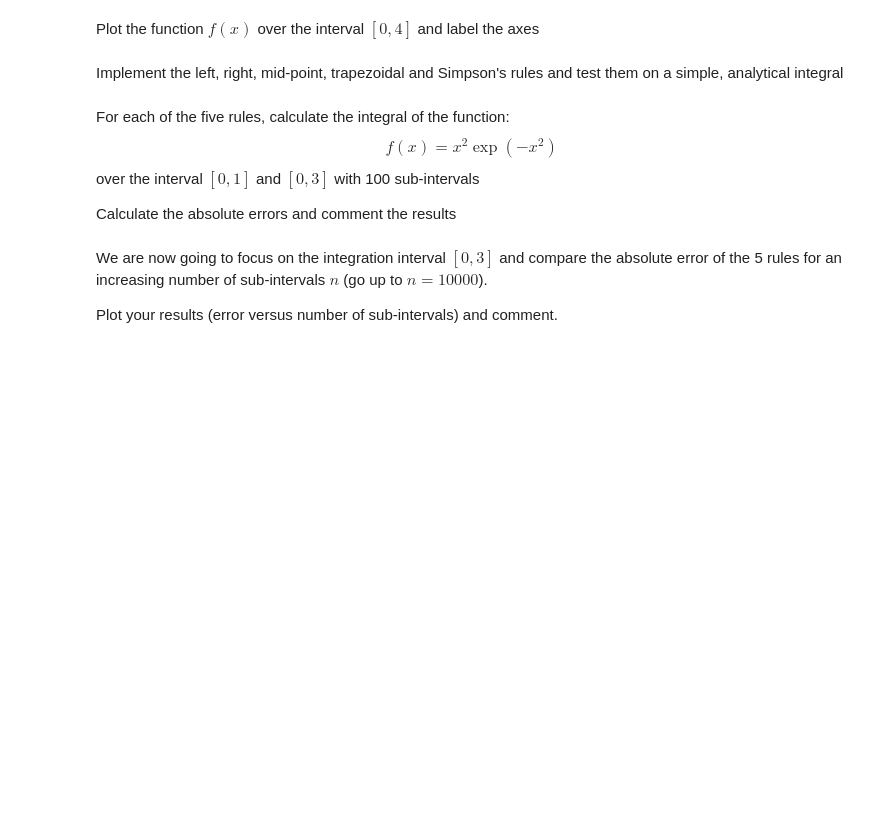
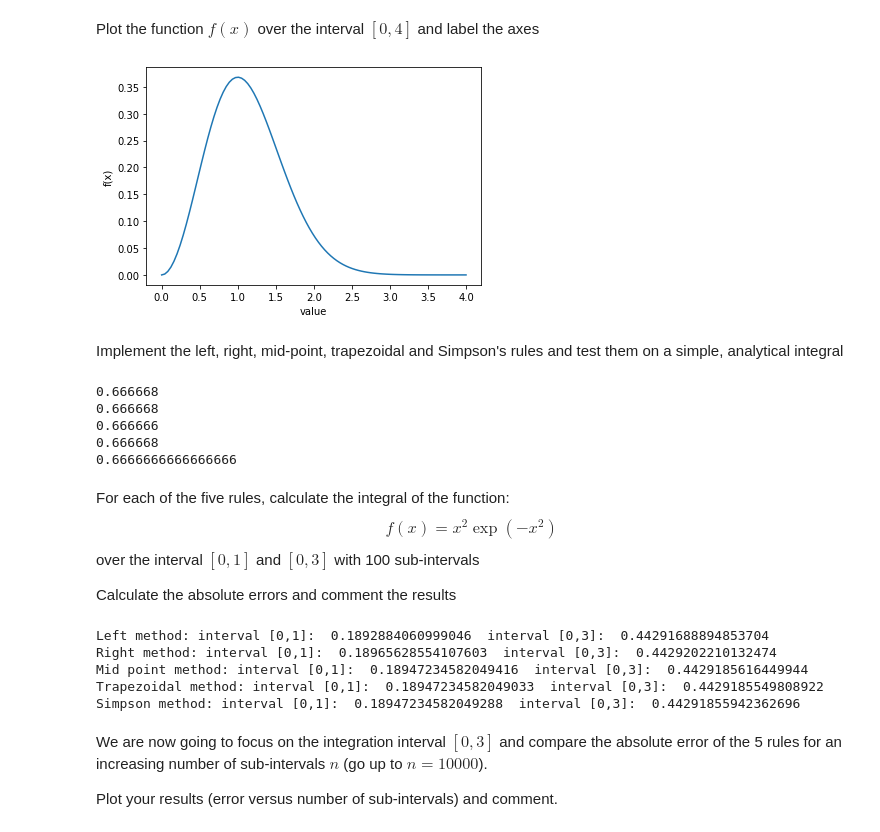
Before and after one commit to fhernandez93/PPM_Integration_Methods, a Jupyter notebook: lecture-4_exercises.ipynb, the cells around one changed output. Drawn from its saved outputs; the diff is of its cells as text; code cells hidden in the pictures; blank space fills up the shorter version.

````diff
--- a/lecture-4_exercises.ipynb
+++ b/lecture-4_exercises.ipynb
@@ -30,16 +35,86 @@ def abs_error(numerical_value, actual_value):
     ...
     return ...
 ```
+# %%
+def f(x):
+    return (x**2 * np.exp(-x**2))
+
+def abs_error(numerical_value, actual_value):
+    return np.abs(actual_value - numerical_value)
 # %% [markdown]
 Plot the function $f(x)$ over the interval $[0,4]$ and label the axes
+# %%
+plt.plot(np.linspace(0,4, 100),np.array([f(n) for n in np.linspace(0,4, 100)]))
+plt.xlabel("value")
+plt.ylabel("f(x)")
+plt.show()
+# %% [output]
+[figure, added]
 # %% [markdown]
 Implement the left, right, mid-point, trapezoidal and Simpson's rules and test them on a simple, analytical integral
+# %%
+def parabole(x):
+    return x**2
+
+
+def left_method(interval, function,n):
+    h = (interval[1]- interval[0])/n
+    return h*(np.sum(np.array([function(interval[0] + i * h) for i in range(n)])))
+
+
+def right_method(interval, function,n):
+    h = (interval[1]- interval[0])/n
+    return h*(np.sum(np.array([function(interval[0] + i * h) for i in range(1,n+1)])))
+
+def mid_point(interval, function,n):
+    h = (interval[1]- interval[0])/n
+    return h*(np.sum(np.array([function((interval[0] + (i-1) * h + interval[0] + i * h)/2) for i in range(1,n+1)])))
+
+def trapezoidal_method(interval, function,n):
+    a = interval[0]
+    b = interval[1]
+    h = (b-a)/n
+    return h*((function(a) + function(b))/2 + np.sum(np.array([function((a + i * h)) for i in range(1,n)])))
+
+def simpson_method(interval, function,n):
+
+    a = interval[0]
+    b = interval[1]
+    h = (b-a)/n
+    return 2*h/3 * np.sum([function((a + (i-1) * h + a + i * h)/2) for i in range(1,n+1)]) + h/3 * np.sum([(function(a + (i-1)* h) + function(a + i * h))/2 for i in range(1,n+1)])
+
+
+
+
+print(left_method([-1,1], parabole, 1000))
+print(right_method([-1,1], parabole, 1000))
+print(mid_point([-1,1], parabole, 1000))
+print(trapezoidal_method([-1,1], parabole, 1000))
+print(simpson_method([-1,1], parabole, 1000))
+# %% [output]
+0.666668
+0.666668
+0.666666
+0.666668
+0.6666666666666666
 # %% [markdown]
 For each of the five rules, calculate the integral of the function:
     $$ f(x) = x^2 \exp{(-x^2)}   $$
 over the interval $[0,1]$ and $[0,3]$ with 100 sub-intervals
 
 Calculate the absolute errors and comment the results
+# %%
+print("Left method: interval [0,1]: ",left_method([0,1], f, 1000)," interval [0,3]: ",left_method([0,3], f, 1000))
+print("Right method: interval [0,1]: ",right_method([0,1], f, 1000)," interval [0,3]: ",right_method([0,3], f, 1000))
+print("Mid point method: interval [0,1]: ",mid_point([0,1], f, 1000)," interval [0,3]: ",mid_point([0,3], f, 1000))
+print("Trapezoidal method: interval [0,1]: ",trapezoidal_method([0,1], f, 1000)," interval [0,3]: ",trapezoidal_method([0,3], f, 1000))
+print("Simpson method: interval [0,1]: ",simpson_method([0,1], f, 1000)," interval [0,3]: ",simpson_method([0,3], f, 1000))
+# %% [output]
+Left method: interval [0,1]:  0.1892884060999046  interval [0,3]:  0.44291688894853704
+Right method: interval [0,1]:  0.18965628554107603  interval [0,3]:  0.4429202210132474
+Mid point method: interval [0,1]:  0.18947234582049416  interval [0,3]:  0.4429185616449944
+Trapezoidal method: interval [0,1]:  0.18947234582049033  interval [0,3]:  0.4429185549808922
+Simpson method: interval [0,1]:  0.18947234582049288  interval [0,3]:  0.44291855942362696
 # %% [markdown]
 We are now going to focus on the integration interval $[0,3]$ and compare the absolute error of the 5 rules for an increasing number of sub-intervals $n$ (go up to $n=10000$).
 
````
Also changed, not shown: parts of 19 cells of this notebook.
